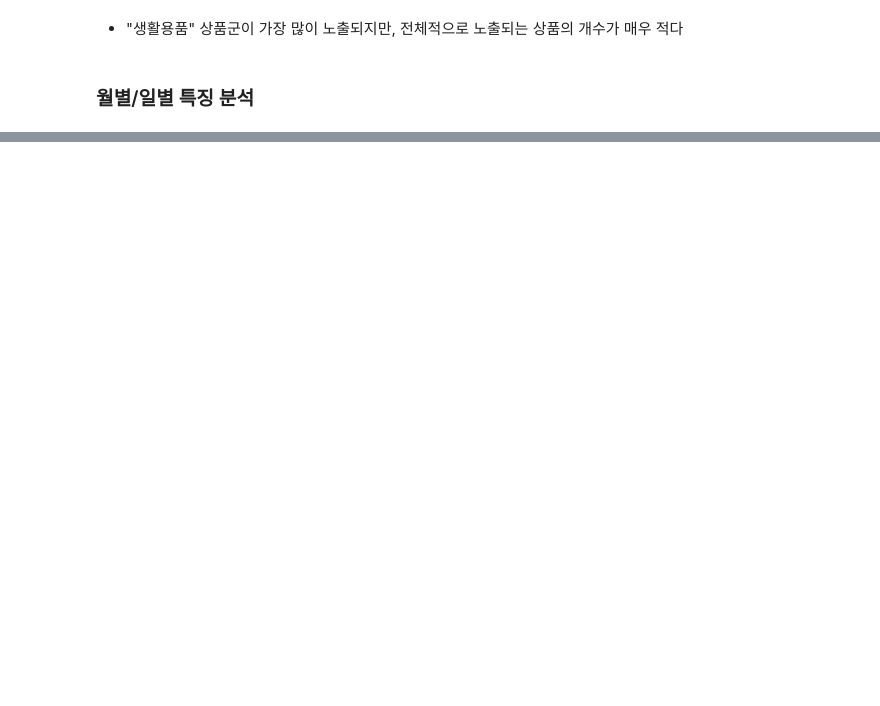
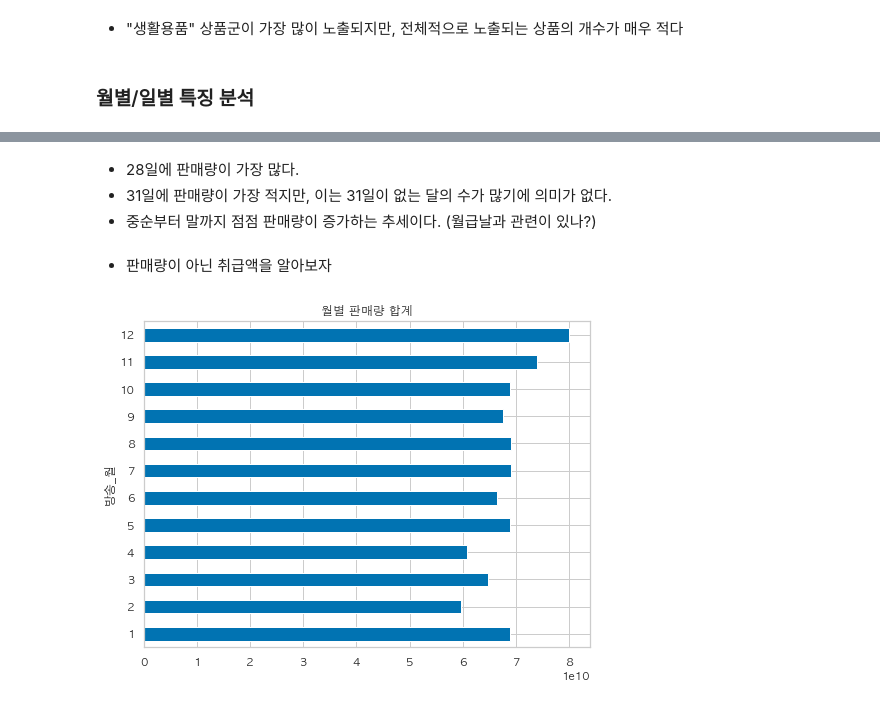
Before and after one commit to HongyeobKim/Project, a Jupyter notebook: NS-Shop/Data-Preparation-and-Exploration.ipynb, the cells around one changed output, grey strips where cells are left out. Cells and saved outputs as stored; diff of their text form; code cells hidden in the pictures; blank space fills up the shorter version.

```diff
--- a/NS-Shop/Data-Preparation-and-Exploration.ipynb
+++ b/NS-Shop/Data-Preparation-and-Exploration.ipynb
@@ -503,0 +527,11 @@ sales_result_ds
+# %% [markdown]
+- 28일에 판매량이 가장 많다.
+- 31일에 판매량이 가장 적지만, 이는 31일이 없는 달의 수가 많기에 의미가 없다.
+- 중순부터 말까지 점점 판매량이 증가하는 추세이다. (월급날과 관련이 있나?)
+# %% [markdown]
+- 판매량이 아닌 취급액을 알아보자
+# %%
+sales_result_ds.groupby(['방송_월'])['취급액'].sum().plot(kind = 'barh', figsize = (8,6), title = '월별 판매량 합계')
+plt.show()
+# %% [output]
+[figure, added]
```
Also changed, not shown: parts of 12 cells of this notebook.
